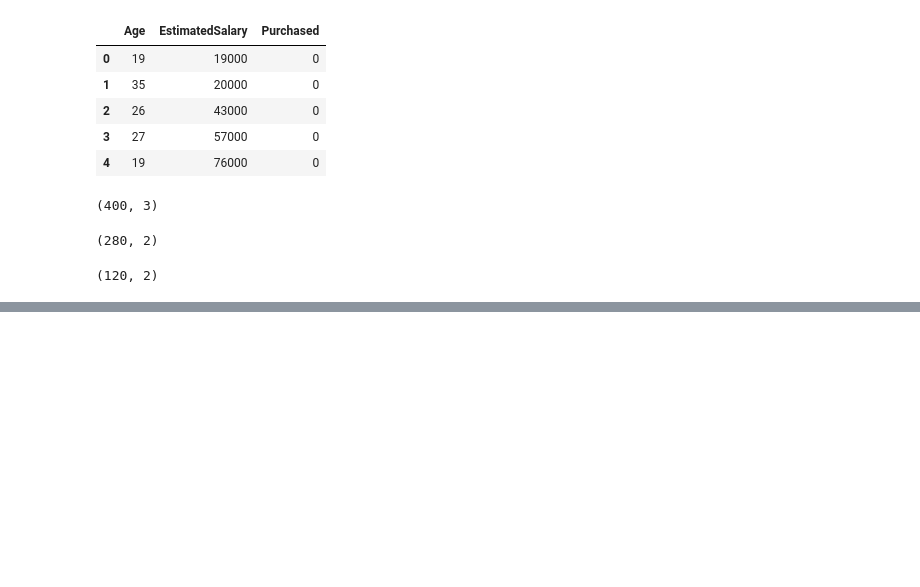
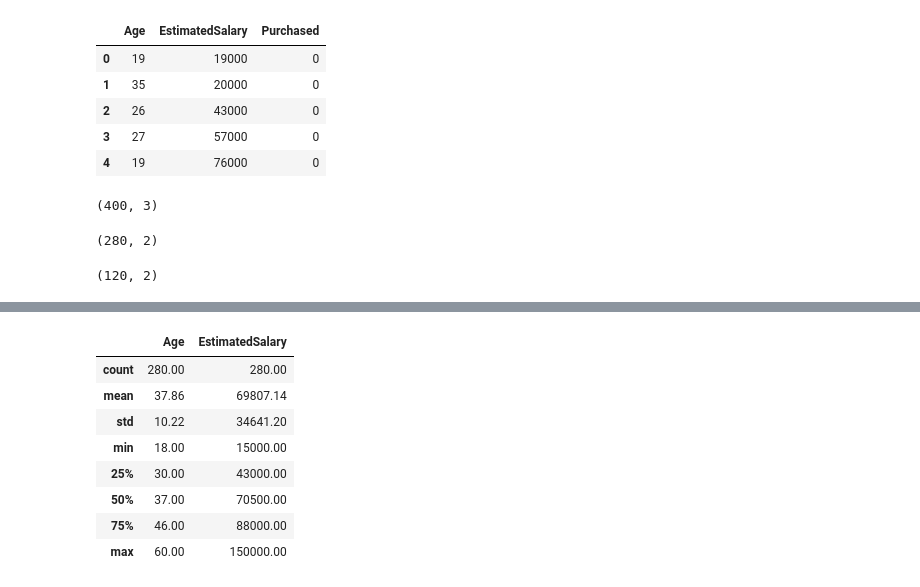
Before and after one commit to theakash07/100_Days_Machine_Learning, a Jupyter notebook: Day24_FeatureScaling_Standardisation.ipynb, the cells around one changed output, grey strips where cells are left out. Saved outputs shown, nothing was run; the diff lists cells and outputs as text; code cells hidden in the pictures; blank space fills up the shorter version.

```diff
--- a/Day24_FeatureScaling_Standardisation.ipynb
+++ b/Day24_FeatureScaling_Standardisation.ipynb
@@ -61,0 +116,12 @@ scaler = StandardScaler()
+# %%
+np.round(X_train.describe(), 1)
+# %% [output]
+|  | Age | EstimatedSalary |
+| count | 280.00 | 280.00 |
+| mean | 37.86 | 69807.14 |
+| std | 10.22 | 34641.20 |
+| min | 18.00 | 15000.00 |
+| 25% | 30.00 | 43000.00 |
+| 50% | 37.00 | 70500.00 |
+| 75% | 46.00 | 88000.00 |
+| max | 60.00 | 150000.00 |
```
Also changed, not shown: parts of 8 cells of this notebook.
